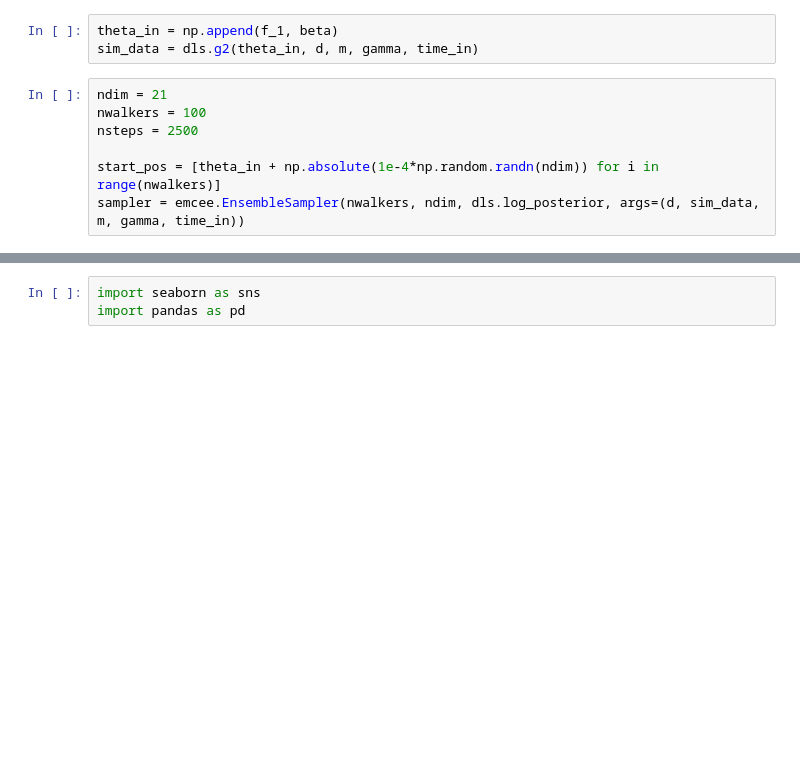
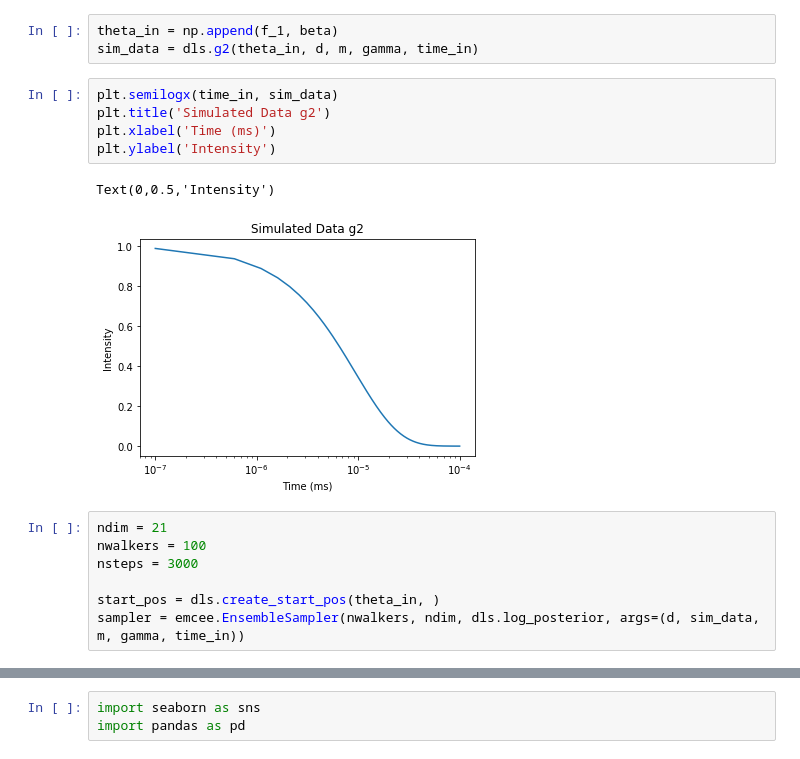
Before and after one commit to thydmle/pydls, a Jupyter notebook: Bayes Take 16 07032019-Copy1.ipynb, the cells around one changed output, grey strips where cells are left out. Drawn from its saved outputs; the diff is of its cells as text; blank space fills up the shorter version.

```diff
--- a/Bayes Take 16 07032019-Copy1.ipynb
+++ b/Bayes Take 16 07032019-Copy1.ipynb
@@ -31,12 +31,20 @@ f_1 = dls.generate_distribution(d, diameter, sigma, c)
 # %%
 theta_in = np.append(f_1, beta)
 sim_data = dls.g2(theta_in, d, m, gamma, time_in)
+# %%
+plt.semilogx(time_in, sim_data)
+plt.title('Simulated Data g2')
+plt.xlabel('Time (ms)')
+plt.ylabel('Intensity')
+# %% [output]
+Text(0,0.5,'Intensity')
+[figure, added]
 # %%
 ndim = 21
 nwalkers = 100
-nsteps = 2500
+nsteps = 3000
 
-start_pos = [theta_in + np.absolute(1e-4*np.random.randn(ndim)) for i in range(nwalkers)]
+start_pos = dls.create_start_pos(theta_in, )
 sampler = emcee.EnsembleSampler(nwalkers, ndim, dls.log_posterior, args=(d, sim_data, m, gamma, time_in))
 # %%
 result = sampler.run_mcmc(start_pos, nsteps)
```
Also changed, not shown: parts of 1 cell of this notebook, 1 other file.
